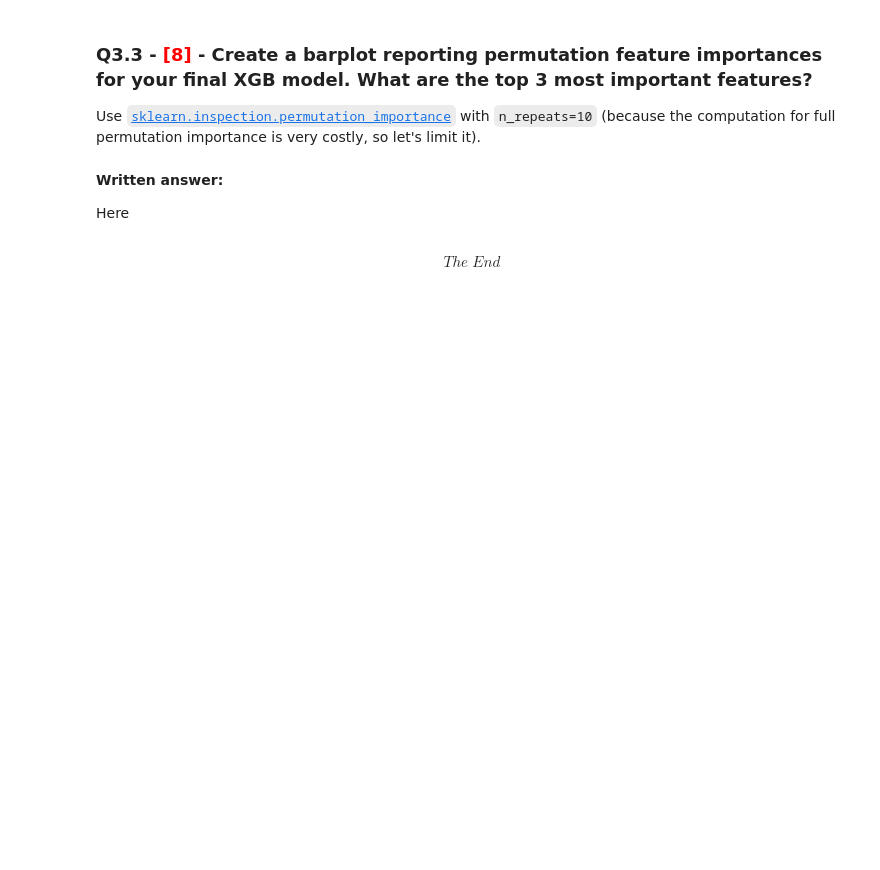
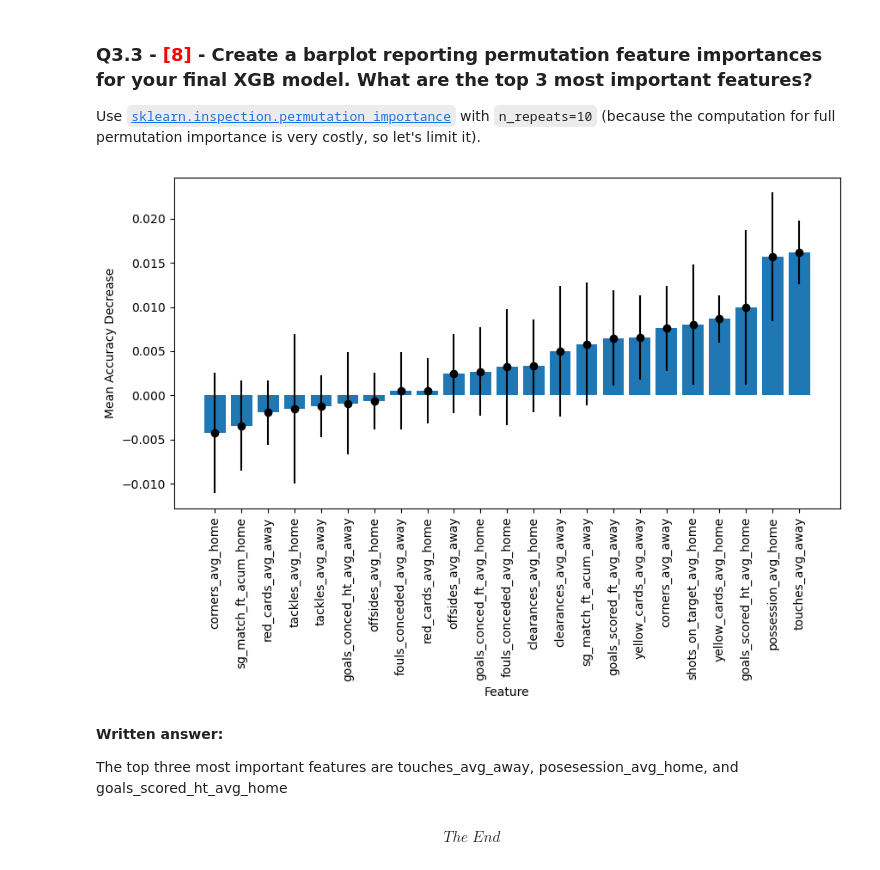
Before and after one commit to rgavigan/ds3000, a Jupyter notebook: assign7/Assignment_7.ipynb, the cells around one changed output. Drawn from its saved outputs; the diff is of its cells as text; code cells hidden in the pictures; blank space fills up the shorter version.

```diff
--- a/assign7/Assignment_7.ipynb
+++ b/assign7/Assignment_7.ipynb
@@ -408,6 +406,20 @@ Use [`sklearn.inspection.permutation_importance`](https://scikit-learn.org/stabl
-# %% [markdown]
-**Written answer:**
-
-Here
+# %%
+# Barplot reporting feature importance for XGBClassifier using permutation importance, n_repeats = 10
+result = permutation_importance(xgb, X_test, y_test, n_repeats=10, random_state=seed)
+sorted_idx = result.importances_mean.argsort()
+
+plt.figure(figsize=(10, 5))
+plt.bar(X.columns[sorted_idx], result.importances_mean[sorted_idx])
+plt.xlabel('Feature')
+plt.ylabel('Mean Accuracy Decrease')
+plt.xticks(rotation=90)
+plt.errorbar(np.arange(0, len(X.columns)), result.importances_mean[sorted_idx], yerr=result.importances_std[sorted_idx], fmt='o', color='black')
+plt.show()
+# %% [output]
+[figure, added]
+# %% [markdown]
+**Written answer:**
+
+The top three most important features are touches_avg_away, posesession_avg_home, and goals_scored_ht_avg_home
 # %% [markdown]
 $$The\;End$$
```
Also changed, not shown: parts of 5 cells of this notebook, 6 other files.
